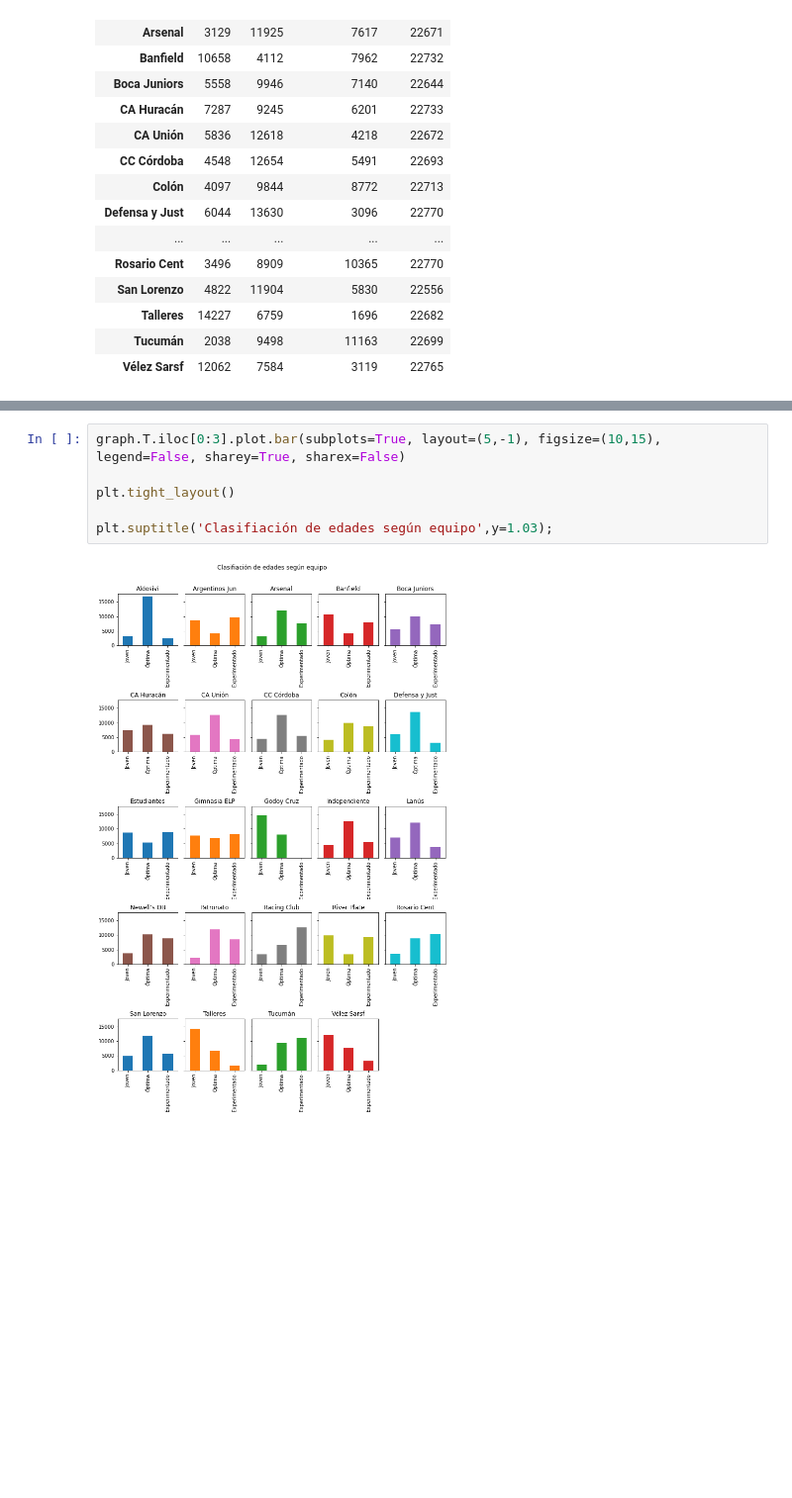
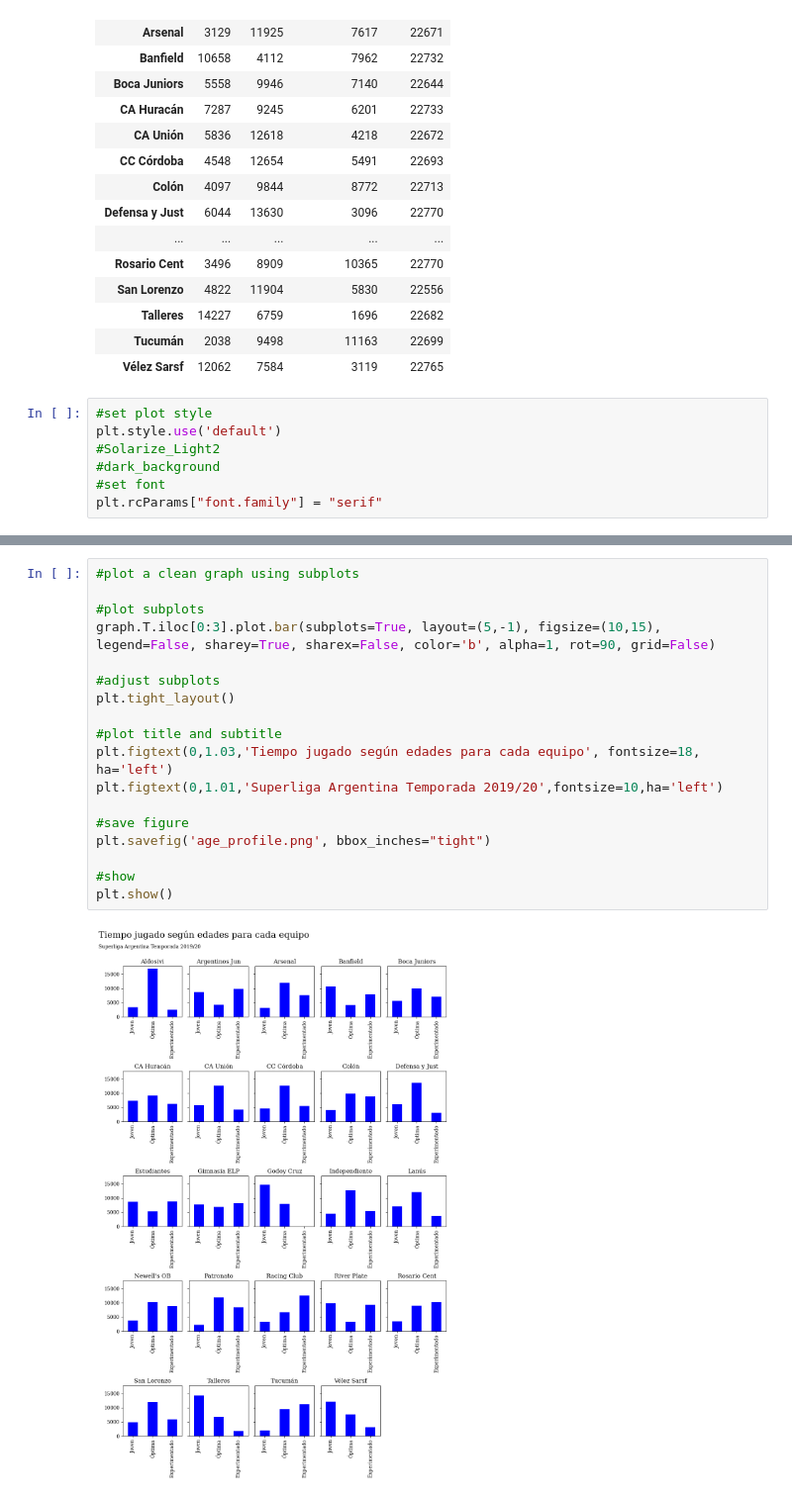
Before and after one commit to rcammi/TimePlayed_Superliga, a Jupyter notebook: analyze_data.ipynb, the cells around one changed output, grey strips where cells are left out. Shown at 99% size. Cells and saved outputs as stored; diff of their text form; blank space fills up the shorter version.

```diff
--- a/analyze_data.ipynb
+++ b/analyze_data.ipynb
@@ -257,17 +258,36 @@ graph
 | Talleres | 14227 | 6759 | 1696 | 22682 |
 | Tucumán | 2038 | 9498 | 11163 | 22699 |
 | Vélez Sarsf | 12062 | 7584 | 3119 | 22765 |
+# %%
+#set plot style
+plt.style.use('default')
+#Solarize_Light2
+#dark_background
+#set font
+plt.rcParams["font.family"] = "serif"
 # %%
 #plot graph
 graph.iloc[0:25].plot.bar(y=['Joven','Óptima','Experimentado'],figsize=(15,10))
 # %% [output]
 <matplotlib.axes._subplots.AxesSubplot at 0x...>
 [figure]
-# %%
-graph.T.iloc[0:3].plot.bar(subplots=True, layout=(5,-1), figsize=(10,15), legend=False, sharey=True, sharex=False)
-
-plt.tight_layout()
-
-plt.suptitle('Clasifiación de edades según equipo',y=1.03);
-# %% [output]
-[figure, removed]
+# %%
+#plot a clean graph using subplots
+
+#plot subplots
+graph.T.iloc[0:3].plot.bar(subplots=True, layout=(5,-1), figsize=(10,15), legend=False, sharey=True, sharex=False, color='b', alpha=1, rot=90, grid=False)
+
+#adjust subplots
+plt.tight_layout()
+
+#plot title and subtitle
+plt.figtext(0,1.03,'Tiempo jugado según edades para cada equipo', fontsize=18, ha='left')
+plt.figtext(0,1.01,'Superliga Argentina Temporada 2019/20',fontsize=10,ha='left')
+
+#save figure
+plt.savefig('age_profile.png', bbox_inches="tight")
+
+#show
+plt.show()
+# %% [output]
+[figure, added]
```
Also changed, not shown: parts of 5 cells of this notebook.
